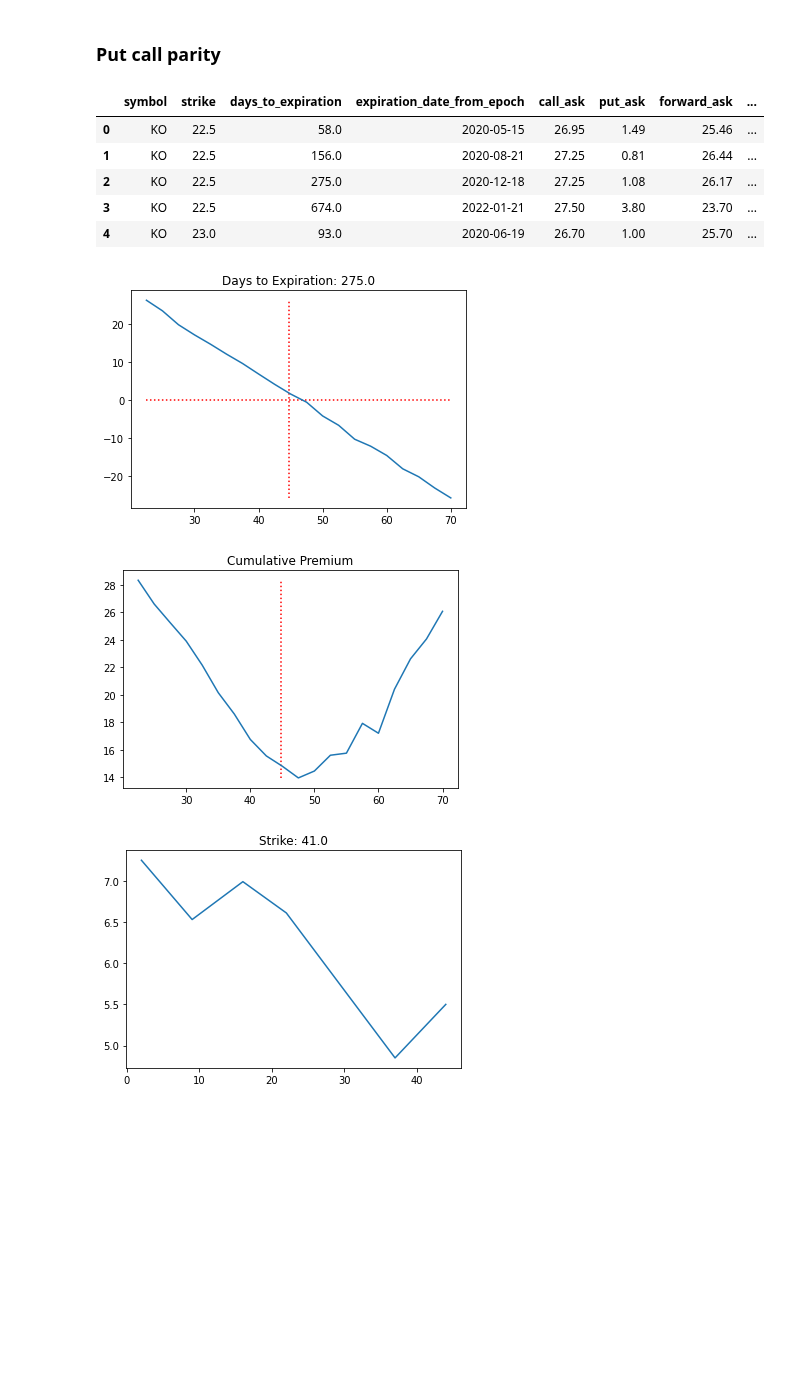
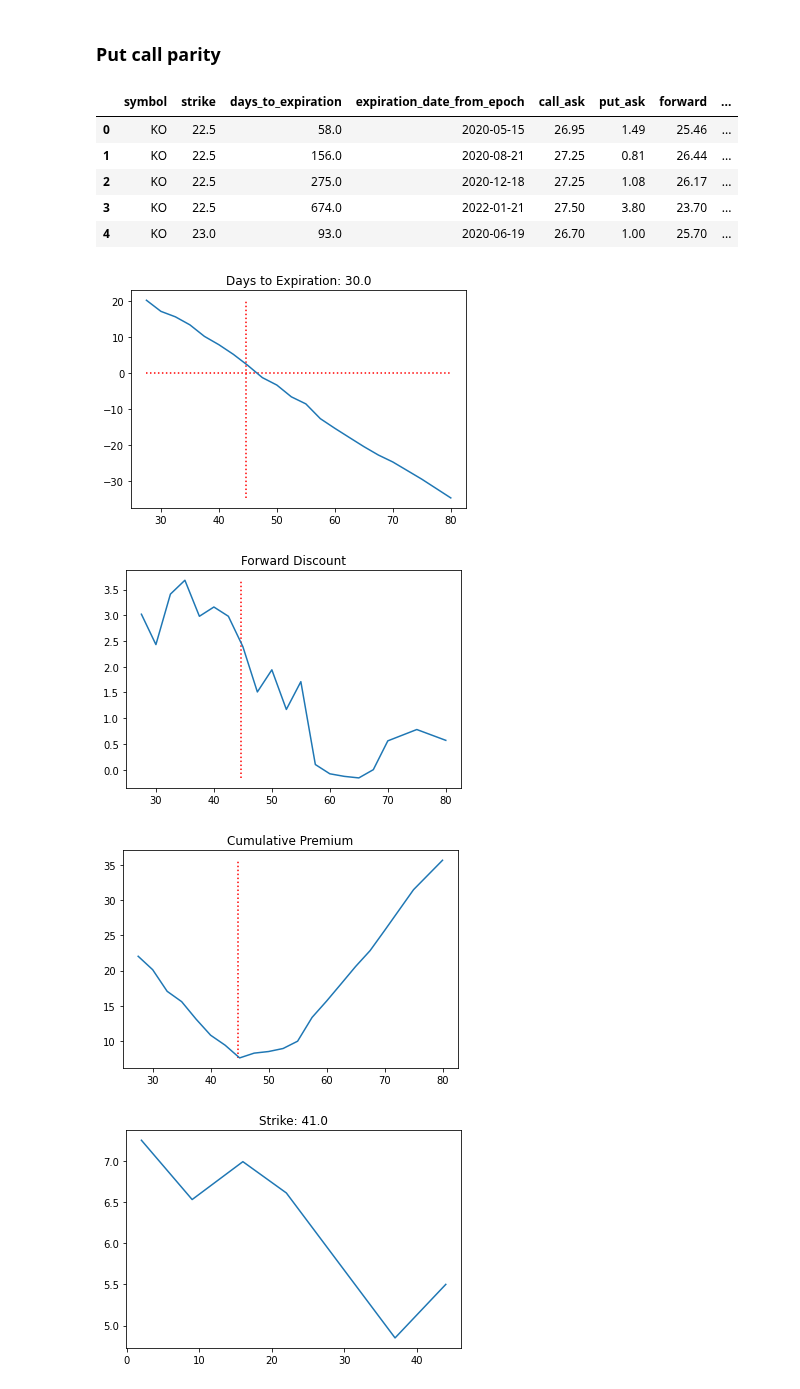
Before and after one commit to rbetzler/fun-times-in-python, a Jupyter notebook: finance/data_science/exploration/20200425_options.ipynb, the cells around one changed output. Drawn from its saved outputs; the diff is of its cells as text; code cells hidden in the pictures; blank space fills up the shorter version.

```diff
--- a/finance/data_science/exploration/20200425_options.ipynb
+++ b/finance/data_science/exploration/20200425_options.ipynb
@@ -167,53 +167,67 @@ _groups = ['symbol', 'strike', 'days_to_expiration', 'expiration_date_from_epoch
 _aggs = {'call_ask': 'max', 'put_ask': 'max'}
 parity = _options.groupby(_groups).agg(_aggs)
 
-parity['forward_ask'] = parity['call_ask'] - parity['put_ask']
+parity['forward'] = parity['call_ask'] - parity['put_ask']
 parity['cumulative_premium'] = parity['call_ask'] + parity['put_ask']
 parity = parity.reset_index()
+
+parity['forward_discount'] = parity['forward'] - (stocks['open'].values - parity['strike'])
 parity.head()
 # %% [output]
-|  | symbol | strike | days_to_expiration | expiration_date_from_epoch | call_ask | put_ask | forward_ask | ... |
+|  | symbol | strike | days_to_expiration | expiration_date_from_epoch | call_ask | put_ask | forward | ... |
 | 0 | KO | 22.5 | 58.0 | 2020-05-15 | 26.95 | 1.49 | 25.46 | ... |
 | 1 | KO | 22.5 | 156.0 | 2020-08-21 | 27.25 | 0.81 | 26.44 | ... |
 | 2 | KO | 22.5 | 275.0 | 2020-12-18 | 27.25 | 1.08 | 26.17 | ... |
 | 3 | KO | 22.5 | 674.0 | 2022-01-21 | 27.50 | 3.80 | 23.70 | ... |
 | 4 | KO | 23.0 | 93.0 | 2020-06-19 | 26.70 | 1.00 | 25.70 | ... |
 # %%
-_N_EXPIRATION = 11
+_N_EXPIRATION = 4
 _expiration = np.sort(parity['days_to_expiration'].unique())[_N_EXPIRATION]
 _s = parity[parity['days_to_expiration'] == _expiration]
 
 plt.title(f'Days to Expiration: {_expiration}')
-plt.plot(_s['strike'], _s['forward_ask'])
+plt.plot(_s['strike'], _s['forward'])
 plt.vlines(
     stocks['open'],
-    ymin=_s['forward_ask'].min(),
-    ymax=_s['forward_ask'].max(),
+    ymin=_s['forward'].min(),
+    ymax=_s['forward'].max(),
     colors='r',
     linestyles='dotted'
 )
 plt.hlines(
     0,
     xmin=_s['strike'].min(),
     xmax=_s['strike'].max(),
     colors='r',
     linestyles='dotted'
 )
 plt.show()
 
+plt.title('Forward Discount')
+plt.plot(_s['strike'], _s['forward_discount'])
+plt.vlines(
+    stocks['open'],
+    ymin=_s['forward_discount'].min(),
+    ymax=_s['forward_discount'].max(),
+    colors='r',
+    linestyles='dotted'
+)
+plt.show()
+
 plt.title('Cumulative Premium')
 plt.plot(_s['strike'], _s['cumulative_premium'])
 plt.vlines(
-    _STOCK_PRICE,
+    stocks['open'],
     ymin=_s['cumulative_premium'].min(),
     ymax=_s['cumulative_premium'].max(),
     colors='r',
     linestyles='dotted'
 )
 plt.show()
 # %% [output]
-[figure, old version]
+[figure, new version]
-[figure, old version]
+[figure, new version]
+[figure, added]
 # %%
 _N_STRIKE = 12
 _strike = np.sort(parity['strike'].unique())[_N_STRIKE]
```
Also changed, not shown: parts of 7 cells of this notebook, 4 other files.
